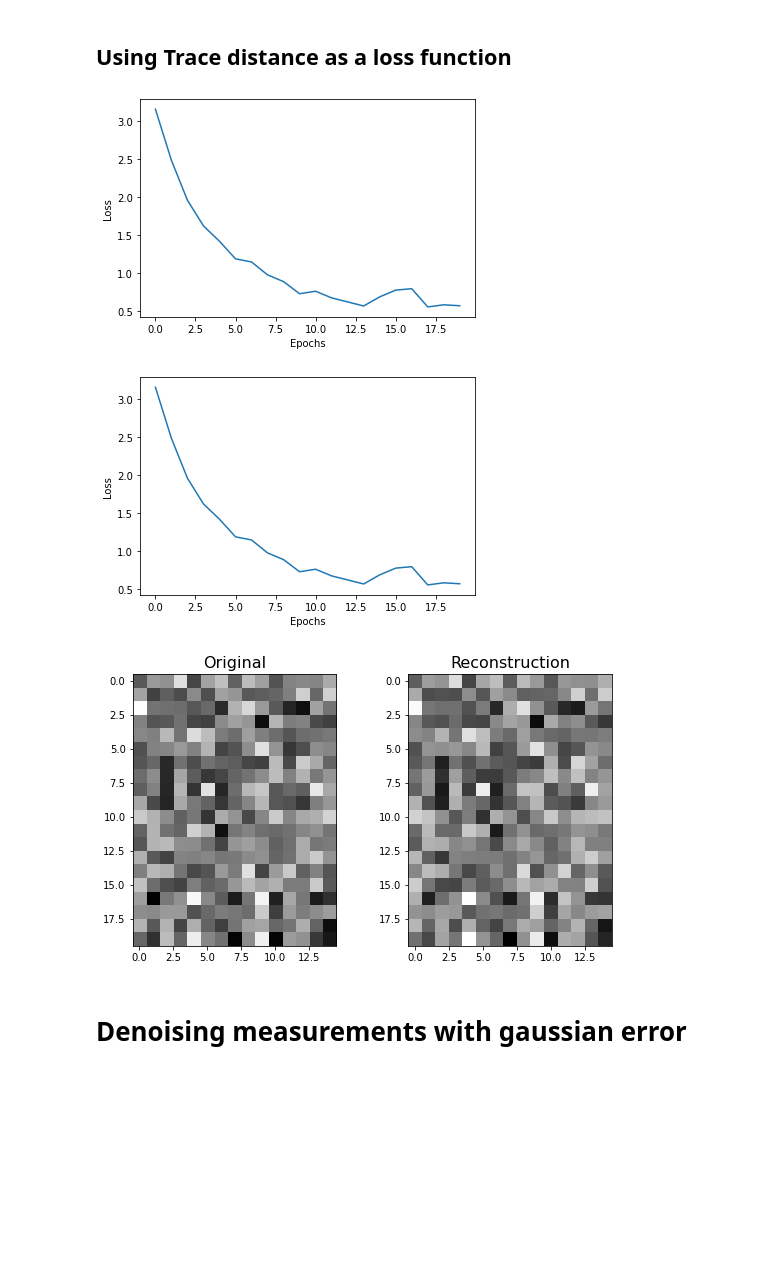
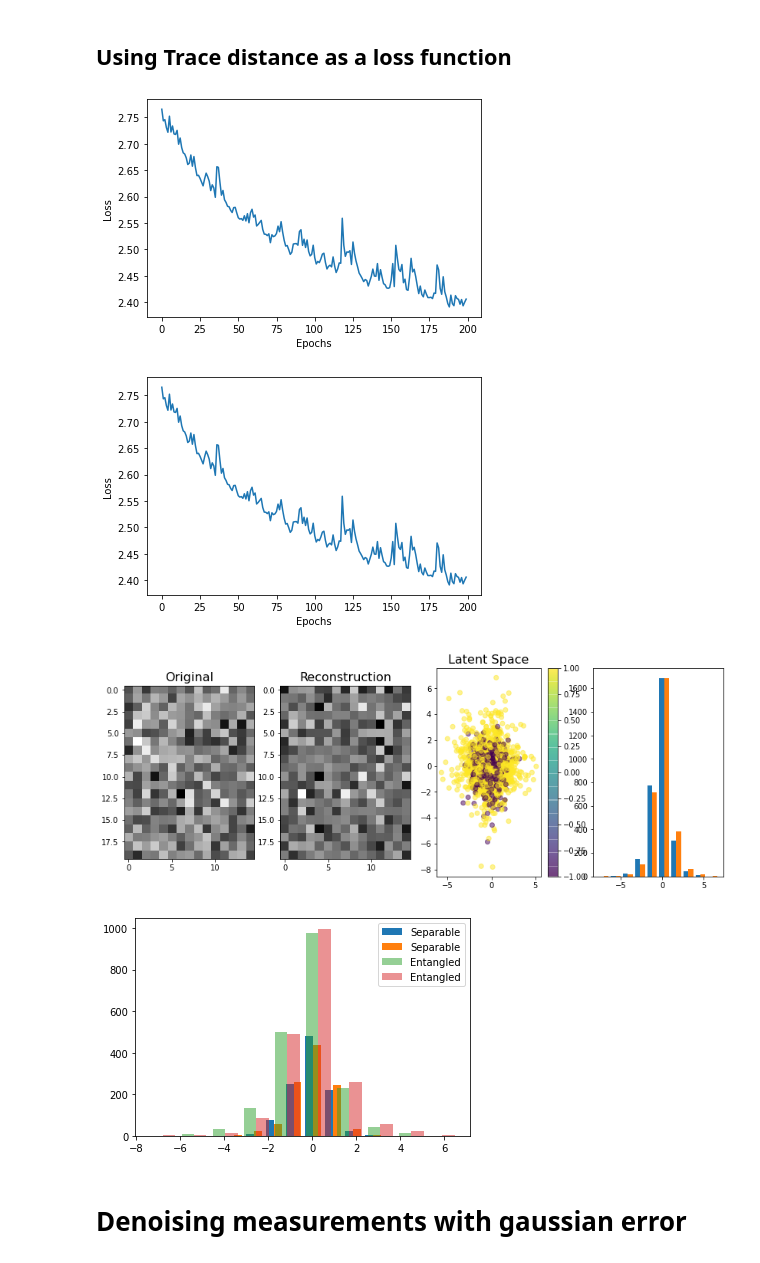
Before and after one commit to nahumsa/DM-Reconstruction, a Jupyter notebook: Reconstruct DM.ipynb, the cells around one changed output. Cells and saved outputs as stored; diff of their text form; code cells hidden in the pictures; blank space fills up the shorter version.

Commit message:
Added Histograms

```diff
--- a/Reconstruct DM.ipynb
+++ b/Reconstruct DM.ipynb
@@ -84,7 +69,7 @@ Y_test = np.array(labels_test)
 # %%
 from Models.TVAE import TraceVAE
 
-ZDIM = 20
+ZDIM = 2
 input_dim = X_train.shape[1]
 hidden_dims = [64,128,256]
 batchsize = 32
@@ -106,39 +91,65 @@ from Utils.Plotter import PeriodicPlotter
 
 r_loss = 10.
 beta = 1e-2
-epochs = 20
+epochs = 200
 
 # Periodic Plotter for loss
 plotter = PeriodicPlotter(sec=5, xlabel='Epochs', ylabel='Loss')
 
 loss_epochs = vae.training(dataset, epochs, r_loss, beta, Plotter=plotter)
 # %% [output]
-[figure, old version]
+[figure, new version]
-[figure, old version]
+[figure, new version]
 # %%
 fig = plt.figure(figsize=(14,5))
-gs = fig.add_gridspec(1, 3)
+gs = fig.add_gridspec(1, 4)
 ax1 = fig.add_subplot(gs[0, 0])
 ax2 = fig.add_subplot(gs[0, 1])
 
 
 ax1.imshow((X_train[0:20]), cmap="gray")
 ax1.set_title('Original', size=16)
 
 ax2.imshow(vae.predict(X_train[0:20]), cmap="gray")
 ax2.set_title('Reconstruction', size=16)
 
-#_, _, z = vae.encoder(X_test)
-#z = z.numpy()
+_, _, z = vae.encoder(X_test)
+z = z.numpy()
 
-#ax3 = fig.add_subplot(gs[0, 2])
-#ims = ax3.scatter(z[:,0], z[:,1], c=Y_test)
-#ax3.set_title('Latent Space', size=16)
-#plt.colorbar(ims, ax=ax3)
+ax3 = fig.add_subplot(gs[0, 2])
+ims = ax3.scatter(z[:,0], z[:,1], alpha=0.5, c=Y_test)
+ax3.set_title('Latent Space', size=16)
+plt.colorbar(ims, ax=ax3)
+
+ax4 = fig.add_subplot(gs[0, 3])
+ax4.hist(z)
 
 plt.show()
 # %% [output]
-[figure, old version]
+[figure, new version]
+# %%
+mask = Y_test == 1
+X_c = X_test[mask]
+Y_c = Y_test[mask]
+
+zz_mean,zz_log_var,zz=vae.encoder(X_c)
+zz=zz.numpy()
+
+
+mask = Y_test == -1
+X_cc = X_test[mask]
+Y_cc = Y_test[mask]
+
+zzc_mean,zzc_log_var,zzc=vae.encoder(X_cc)
+zzc=zzc.numpy()
+
+#print(zzc.shape)
+plt.hist(zzc, label=['Separable','Separable'])
+plt.hist(zz, alpha=0.5, label=['Entangled','Entangled'])
+plt.legend()
+plt.show()
+# %% [output]
+[figure, added]
 # %% [markdown]
 # Denoising measurements with gaussian error
 # %%
```
Also changed, not shown: parts of 14 cells of this notebook.
